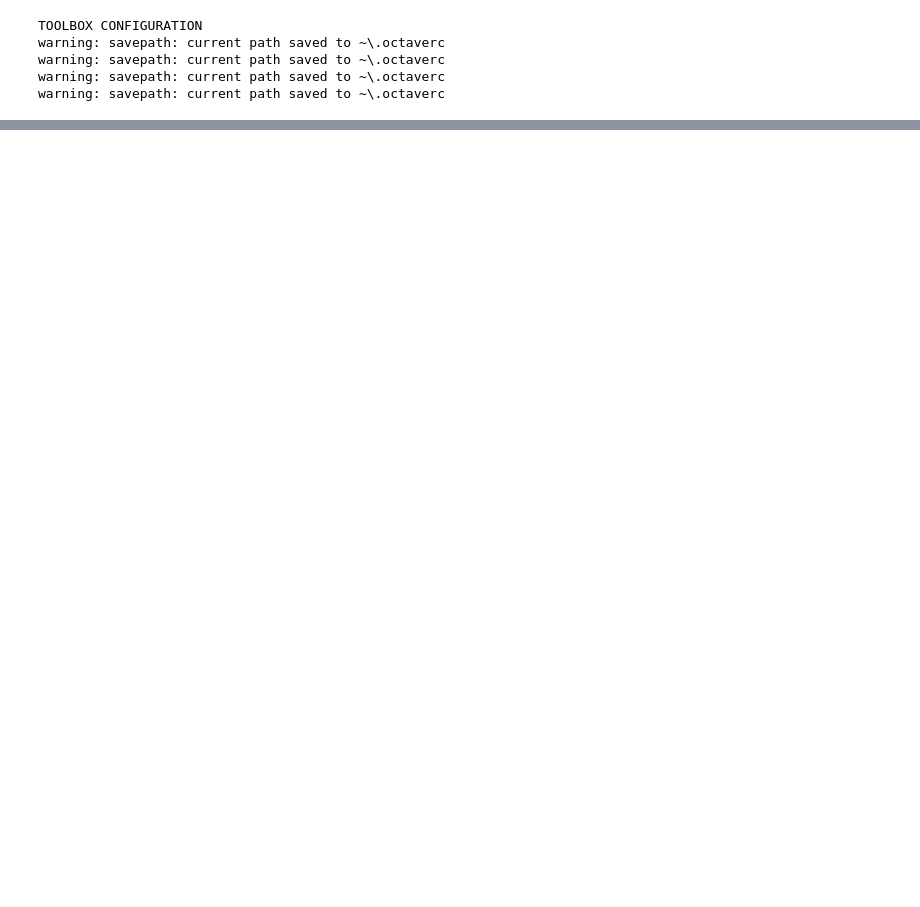
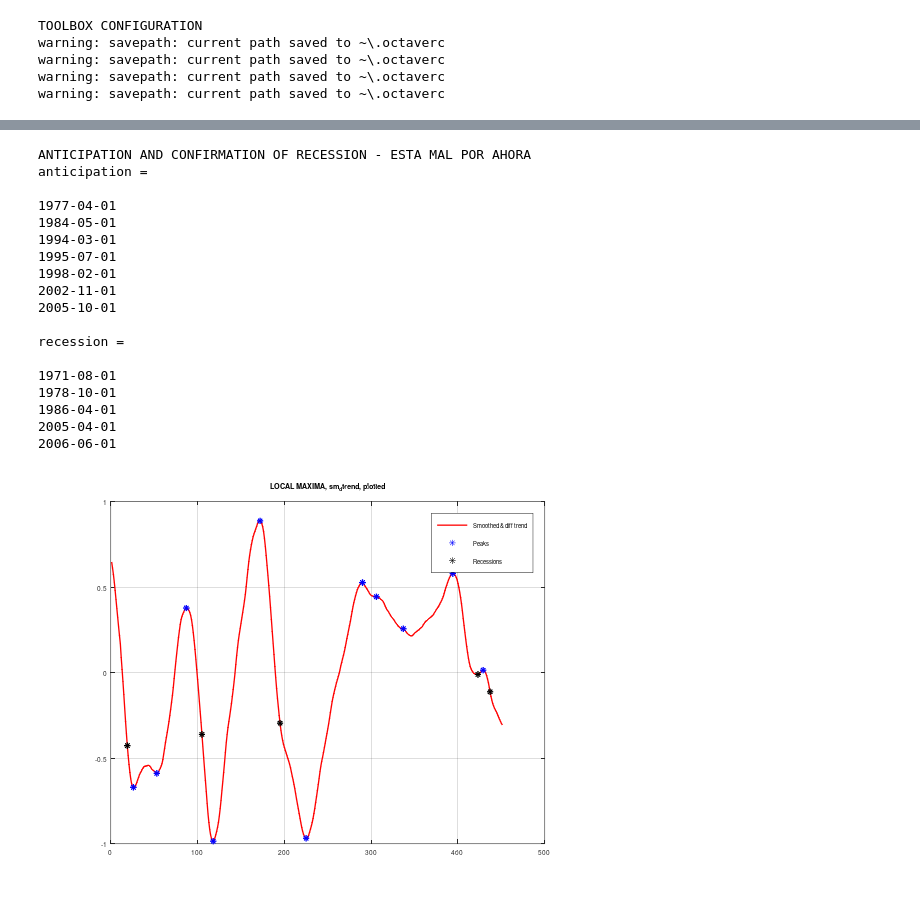
Before and after one commit to Diana-ash/Indicador-Adelantado-LDHR, a Jupyter notebook: analisis_explorativo.ipynb, the cells around one changed output, grey strips where cells are left out. Saved outputs shown, nothing was run; the diff lists cells and outputs as text; code cells hidden in the pictures; blank space fills up the shorter version.

```diff
--- a/analisis_explorativo.ipynb
+++ b/analisis_explorativo.ipynb
@@ -192,7 +177,7 @@ peaks =
 peak1 = -0.6698
 # %%
 disp('LOCATING RECESSION WARNINGS')
-poslocations=locations(peaks>0) % locations of local maxima within the sm_dtrend vector
-pospeaks=peaks(peaks>0) % local maxima, or anitipation of recession (cambios de rumbo)
+poslocations=locations(peaks>0); % locations of local maxima within the sm_dtrend vector
+pospeaks=peaks(peaks>0); % local maxima, or anitipation of recession (cambios de rumbo)
 # %% [output]
 LOCATING RECESSION WARNINGS
@@ -237,7 +203,8 @@ time=timefmt4(12,1970,1,rows); % last input = number of rows of vectors of cars,
 time=time(3:end,:); % without the first row called 'obs' and the 2nd row because we took first difference
 dates_vector_size=size(time)
 smoothed_diff_trend_size=size(sm_dtrend) % trendcars has the same indices as cars
-localmax=time(poslocations,:) % dates when the local maxima occured
+
+anticipation=time(poslocations,:) % dates when the local maxima occured
 # %% [output]
 CREATING TIME VECTOR
 dates_vector_size =
@@ -257,3 +224,21 @@ localmax =
 1998-02-01
 2002-11-01
 2005-10-01
+# %%
+disp('CONFIRMATION OF A RECESSION')
+window = 6; % window size for consecutive negative values
+confirmed = []; % array to store the indices of confirmation of a recession
+
+% Loop through the elements of sm_dtrend
+for i = 2:(length(sm_dtrend) - window + 1) % starts at 2'nd element to see if the first one >< 0
+    if all(sm_dtrend(i:i+window-1) < 0) && sm_dtrend(i-1) > 0
+        confirmed = [confirmed, i + window - 1]; % if the condition is met, store the index of the 6th negative element
+    end
+end
+
+disp('Indices of the 6th negative element of sm_dtrend preceded by a positive value:');
+confirmed=confirmed' % to column vector from row vector
+size(sm_dtrend); % the vector we are using
+size(time); % checking time vector size
+sm_dtrend; % n confirmations of recessions, see last graph
+recession=time(confirmed,:)
@@ -259,0 +263,33 @@ localmax =
+# %%
+disp('ANTICIPATION AND CONFIRMATION OF RECESSION - ESTA MAL POR AHORA')
+anticipation
+recession
+sm_dtrend(confirmed); % VALUES FOR RECESSION
+plot(sm_dtrend,'r','linewidth',1.3); % smoothed and differenced trend plotted
+hold on;
+plot(locations,peaks,'linewidth',1.3,'b*'); % HERE, PLOT LOCAL MAXIMA IN A DIFFERENT COLOR TO LOCAL MINIMA
+plot(confirmed,sm_dtrend(confirmed),'linewidth',1.3,'k*');
+hold off;
+legend('Smoothed & diff trend','Peaks','Recessions');
+title('LOCAL MAXIMA, sm_dtrend, plotted');
+grid on
+# %% [output]
+ANTICIPATION AND CONFIRMATION OF RECESSION - ESTA MAL POR AHORA
+anticipation =
+
+1977-04-01
+1984-05-01
+1994-03-01
+1995-07-01
+1998-02-01
+2002-11-01
+2005-10-01
+
+recession =
+
+1971-08-01
+1978-10-01
+1986-04-01
+2005-04-01
+2006-06-01
+[figure, added]
```
Also changed, not shown: parts of 5 cells of this notebook.
